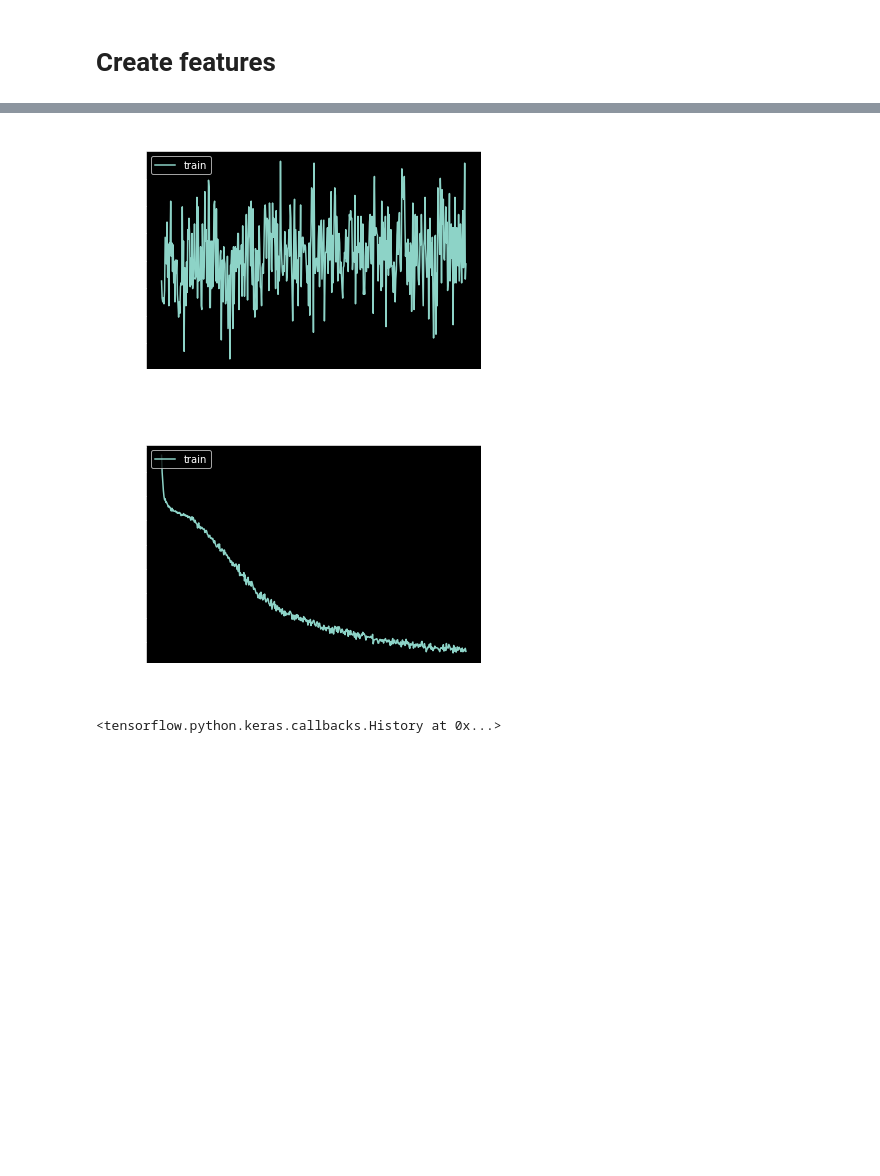
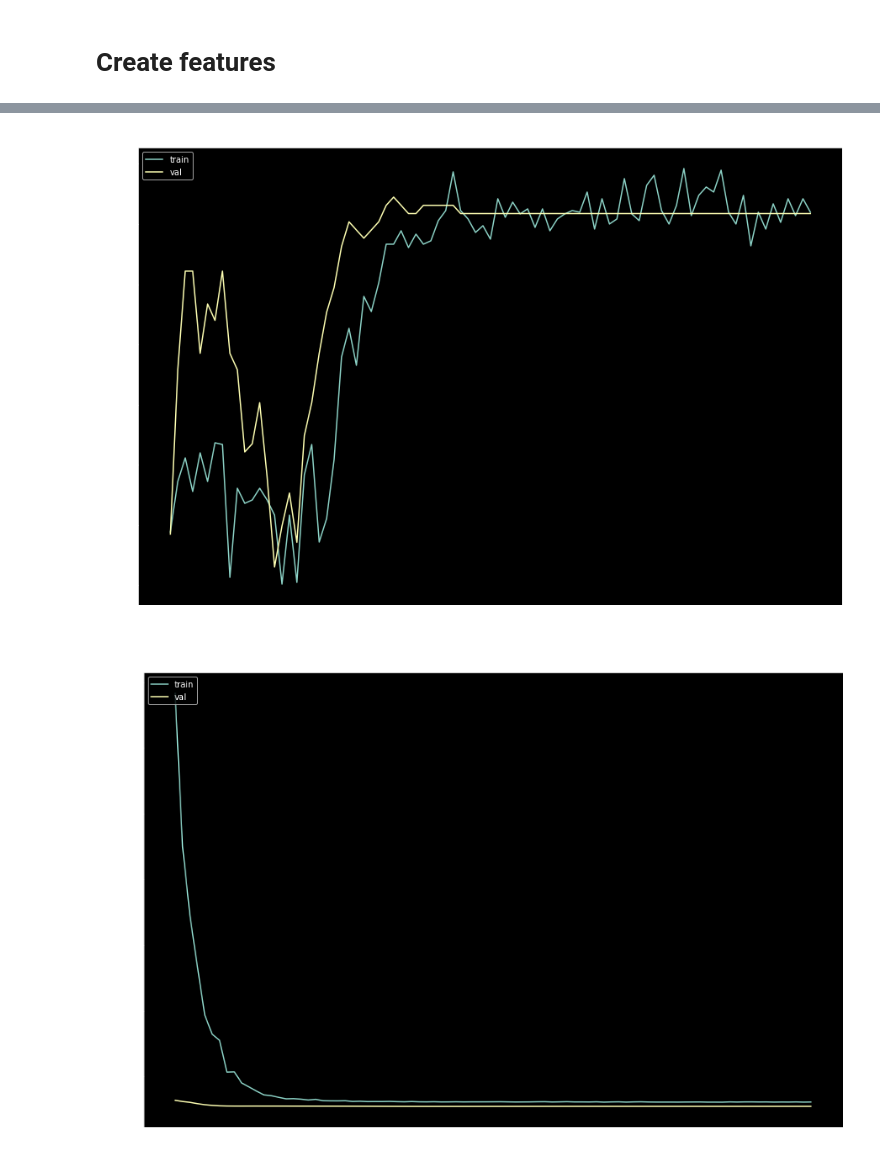
Before and after one commit to avramis92/ML-Price-Prediction, a Jupyter notebook: ML.ipynb, the cells around one changed output, grey strips where cells are left out. Drawn from its saved outputs; the diff is of its cells as text; code cells hidden in the pictures; blank space fills up the shorter version.

```diff
--- a/ML.ipynb
+++ b/ML.ipynb
@@ -141,11 +140,14 @@ test_ds = test_ds.batch(len(X_test), False).prefetch(tf.data.AUTOTUNE)
 # %%
 model = create_model(X_test.shape, len(y_test[0]))
 # %%
+callback_early = tf.keras.callbacks.EarlyStopping(monitor='val_loss', patience=50)
+
+
 history = model.fit(
     X_train, y_train,
-    #validation_data=(Xt, y_test),
+    validation_data=(X_test, y_test),
     batch_size=HP_BATCH_SIZE,
-    #callbacks=[tensorboard_cb, cm_callback],
-    verbose=2, epochs=HP_EPOCHS)
+    #callbacks=[callback_early],
+    verbose=1, epochs=HP_EPOCHS)
 # %% [output]
 Epoch 1/500
@@ -169,7 +171,7 @@ Epoch 500/500
 # helper functions to plot accuracy and loss
 def plot_accuracy(history):
   plt.plot(history.history['accuracy'])
-  # plt.plot(history.history['val_accuracy'])
+  plt.plot(history.history['val_accuracy'])
   plt.title('model accuracy')
   plt.ylabel('accuracy')
   plt.xlabel('epoch')
@@ -178,19 +180,17 @@ def plot_accuracy(history):
 # %%
 def plot_loss(history):
   plt.plot(history.history['loss'])
-  # plt.plot(history.history['val_loss'])
+  plt.plot(history.history['val_loss'])
   plt.title('model loss')
   plt.ylabel('loss')
   plt.xlabel('epoch')
   plt.legend(['train', 'val'], loc='upper left')
   plt.show()
-# %%
-plot_accuracy(history)
-plot_loss(history)
-# %% [output]
-[figure, removed]
-[figure, removed]
-# %%
-history
-# %% [output]
-<tensorflow.python.keras.callbacks.History at 0x...>
+# %%
+plt.figure(figsize=(15,10))
+plot_accuracy(history)
+plt.figure(figsize=(15,10))
+plot_loss(history)
+# %% [output]
+[figure, added]
+[figure, added]
```
Also changed, not shown: parts of 10 cells of this notebook.
